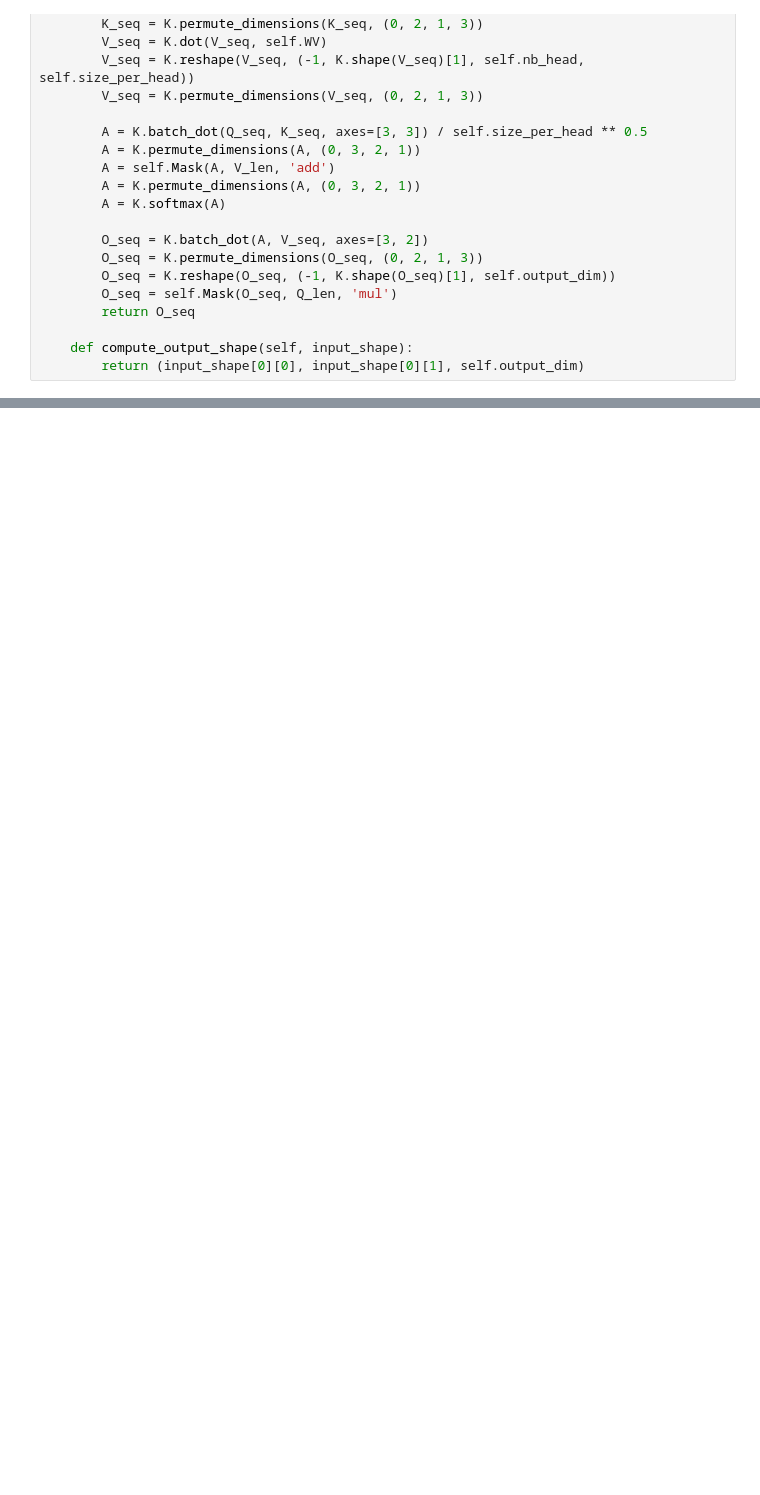
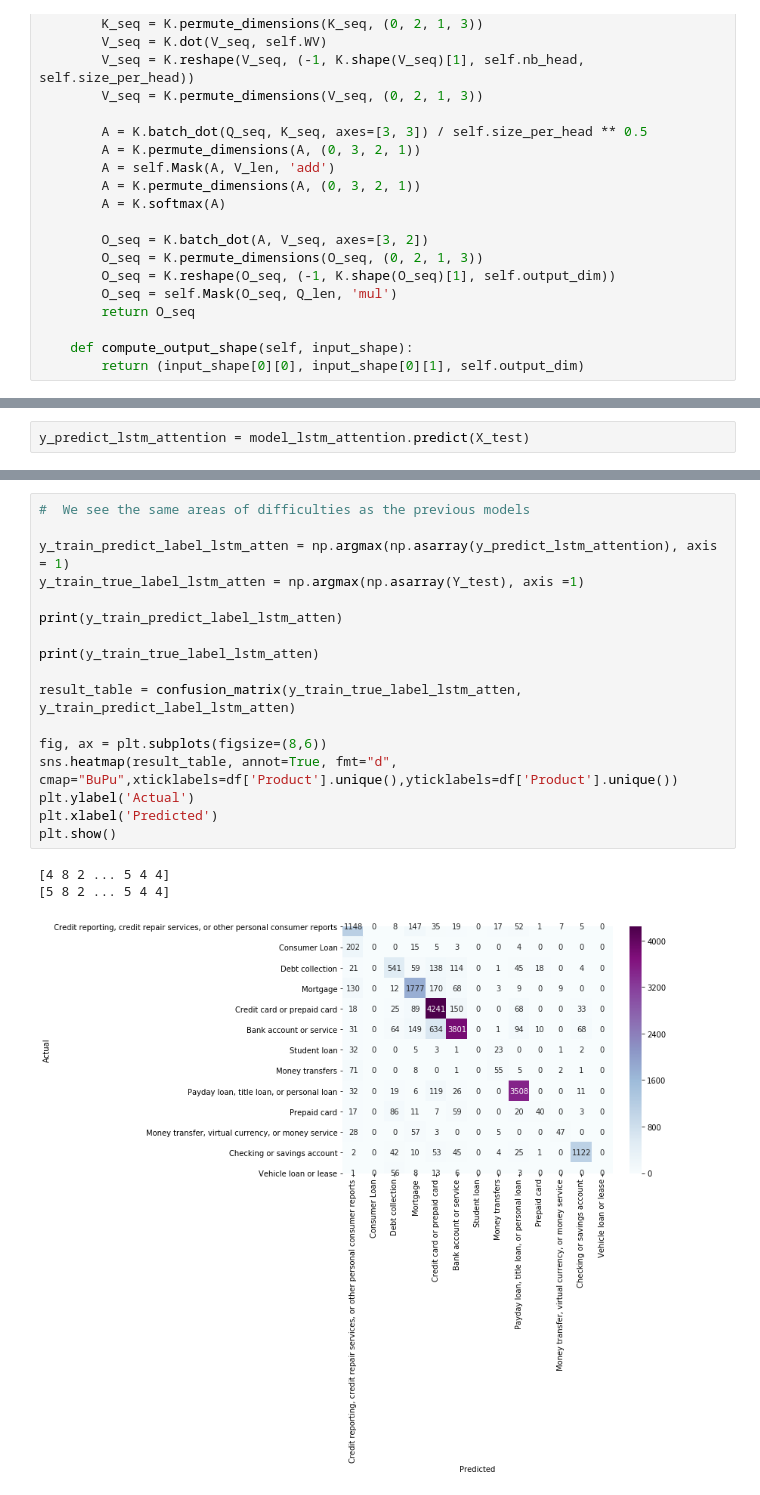
Before and after one commit to hong6us/W266_Fall2019_FinalProject, a Jupyter notebook: Customer_Complaints_Analysis.ipynb, the cells around one changed output, grey strips where cells are left out. Drawn from its saved outputs; the diff is of its cells as text; blank space fills up the shorter version.

```diff
--- a/Customer_Complaints_Analysis.ipynb
+++ b/Customer_Complaints_Analysis.ipynb
@@ -576,0 +716,2 @@ Test set
+# %%
+y_predict_lstm_attention = model_lstm_attention.predict(X_test)
@@ -576,0 +742,21 @@ Test set
+# %%
+#  We see the same areas of difficulties as the previous models
+
+y_train_predict_label_lstm_atten = np.argmax(np.asarray(y_predict_lstm_attention), axis = 1)
+y_train_true_label_lstm_atten = np.argmax(np.asarray(Y_test), axis =1)
+
+print(y_train_predict_label_lstm_atten)
+
+print(y_train_true_label_lstm_atten)
+
+result_table = confusion_matrix(y_train_true_label_lstm_atten, y_train_predict_label_lstm_atten)
+
+fig, ax = plt.subplots(figsize=(8,6))
+sns.heatmap(result_table, annot=True, fmt="d", cmap="BuPu",xticklabels=df['Product'].unique(),yticklabels=df['Product'].unique())
+plt.ylabel('Actual')
+plt.xlabel('Predicted')
+plt.show()
+# %% [output]
+[4 8 2 ... 5 4 4]
+[5 8 2 ... 5 4 4]
+[figure, added]
```
Also changed, not shown: parts of 45 cells of this notebook.
